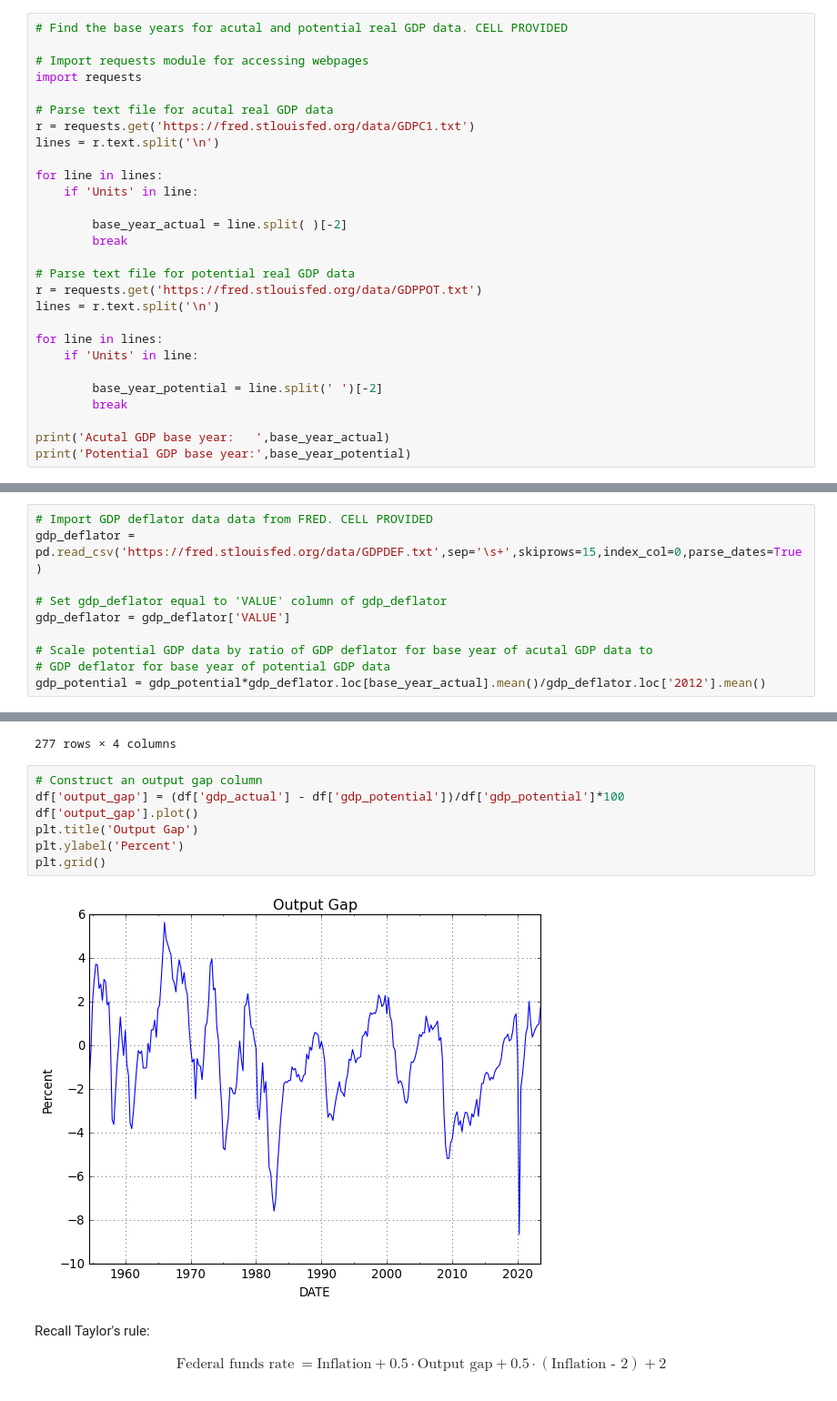
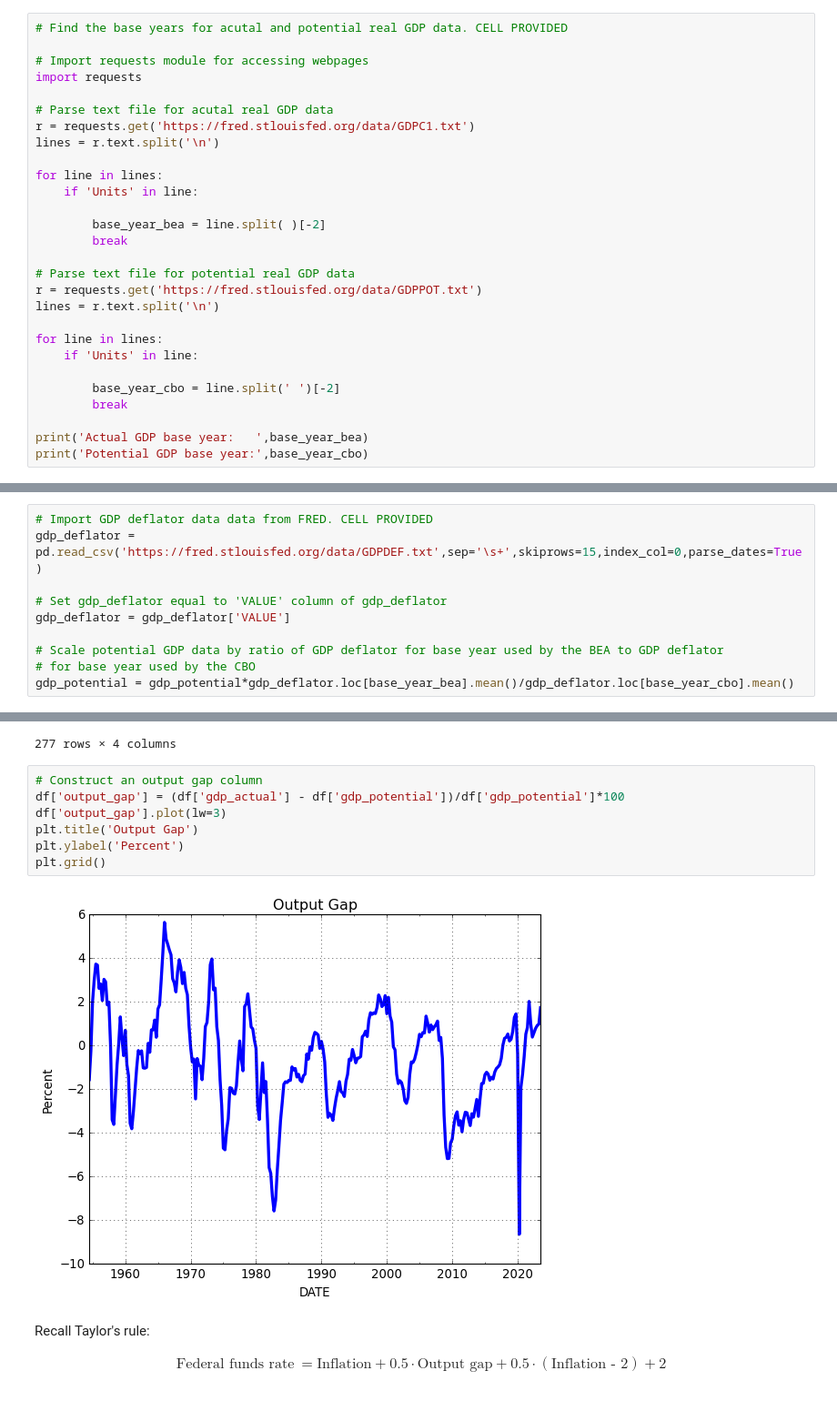
Before and after one commit to letsgoexploring/econ126, a Jupyter notebook: Lecture Notebooks/Econ126_Class_15.ipynb, the cells around one changed output, grey strips where cells are left out. Shown at 91% size. Drawn from its saved outputs; the diff is of its cells as text.

```diff
--- a/Lecture Notebooks/Econ126_Class_15.ipynb
+++ b/Lecture Notebooks/Econ126_Class_15.ipynb
@@ -318,7 +226,7 @@ lines = r.text.split('\n')
 for line in lines:
     if 'Units' in line:
 
-        base_year_actual = line.split( )[-2]
+        base_year_bea = line.split( )[-2]
         break
 
 # Parse text file for potential real GDP data
@@ -328,9 +236,9 @@ lines = r.text.split('\n')
 for line in lines:
     if 'Units' in line:
 
-        base_year_potential = line.split(' ')[-2]
+        base_year_cbo = line.split(' ')[-2]
         break
 
-print('Acutal GDP base year:   ',base_year_actual)
-print('Potential GDP base year:',base_year_potential)
+print('Actual GDP base year:   ',base_year_bea)
+print('Potential GDP base year:',base_year_cbo)
 # %% [output]
@@ -343,8 +253,8 @@ gdp_deflator = pd.read_csv('https://fred.stlouisfed.org/data/GDPDEF.txt',sep='\s
 # Set gdp_deflator equal to 'VALUE' column of gdp_deflator
 gdp_deflator = gdp_deflator['VALUE']
 
-# Scale potential GDP data by ratio of GDP deflator for base year of acutal GDP data to
-# GDP deflator for base year of potential GDP data
-gdp_potential = gdp_potential*gdp_deflator.loc[base_year_actual].mean()/gdp_deflator.loc['2012'].mean()
+# Scale potential GDP data by ratio of GDP deflator for base year used by the BEA to GDP deflator
+# for base year used by the CBO
+gdp_potential = gdp_potential*gdp_deflator.loc[base_year_bea].mean()/gdp_deflator.loc[base_year_cbo].mean()
 # %%
 # Plot the actual and potential real GDP data with a legend. CELL PROVIDED
@@ -388,12 +298,12 @@ df
 # %%
 # Construct an output gap column
 df['output_gap'] = (df['gdp_actual'] - df['gdp_potential'])/df['gdp_potential']*100
-df['output_gap'].plot()
+df['output_gap'].plot(lw=3)
 plt.title('Output Gap')
 plt.ylabel('Percent')
 plt.grid()
 # %% [output]
-[figure, old version]
+[figure, new version]
 # %% [markdown]
 Recall Taylor's rule:
 
```
Also changed, not shown: parts of 23 cells of this notebook, 1 other file.
